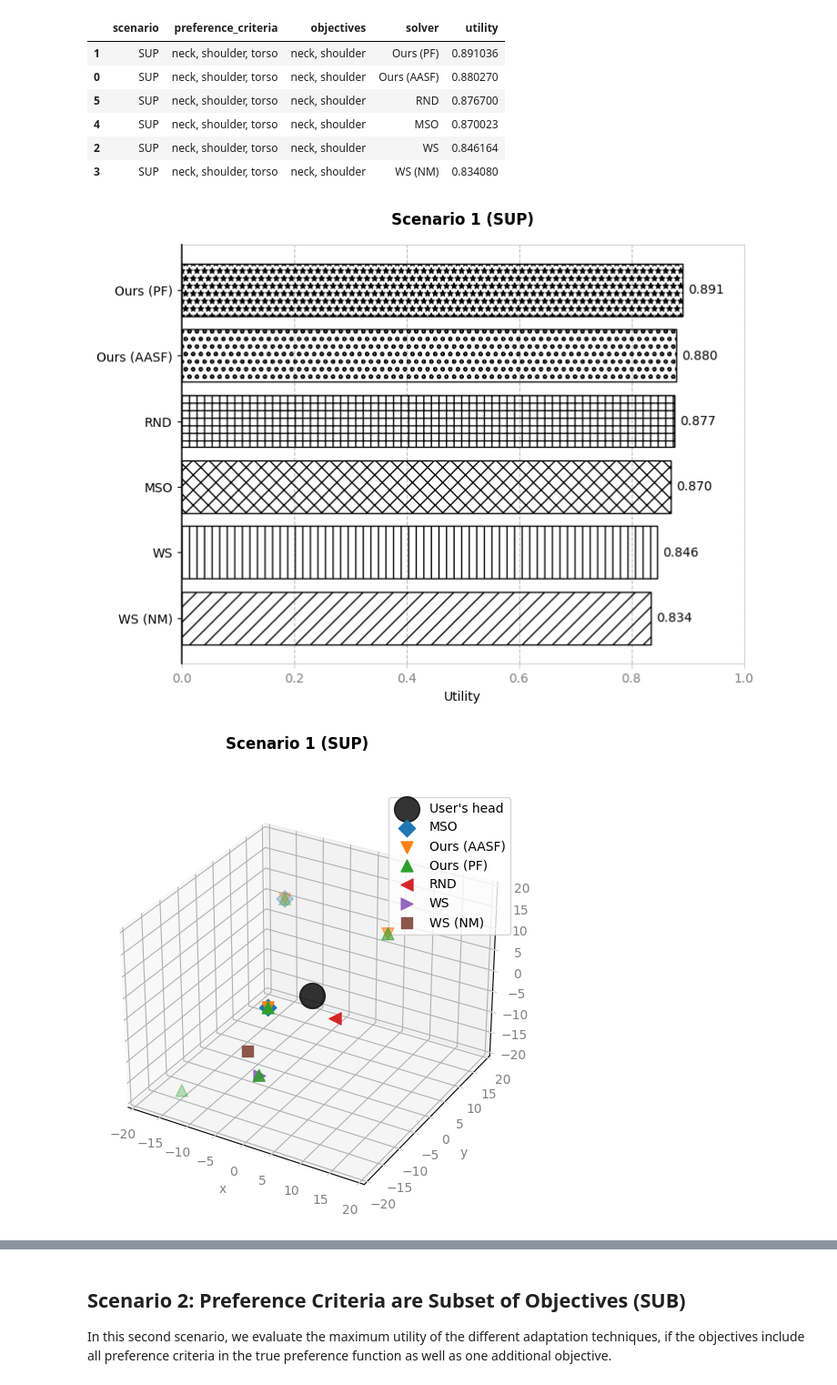
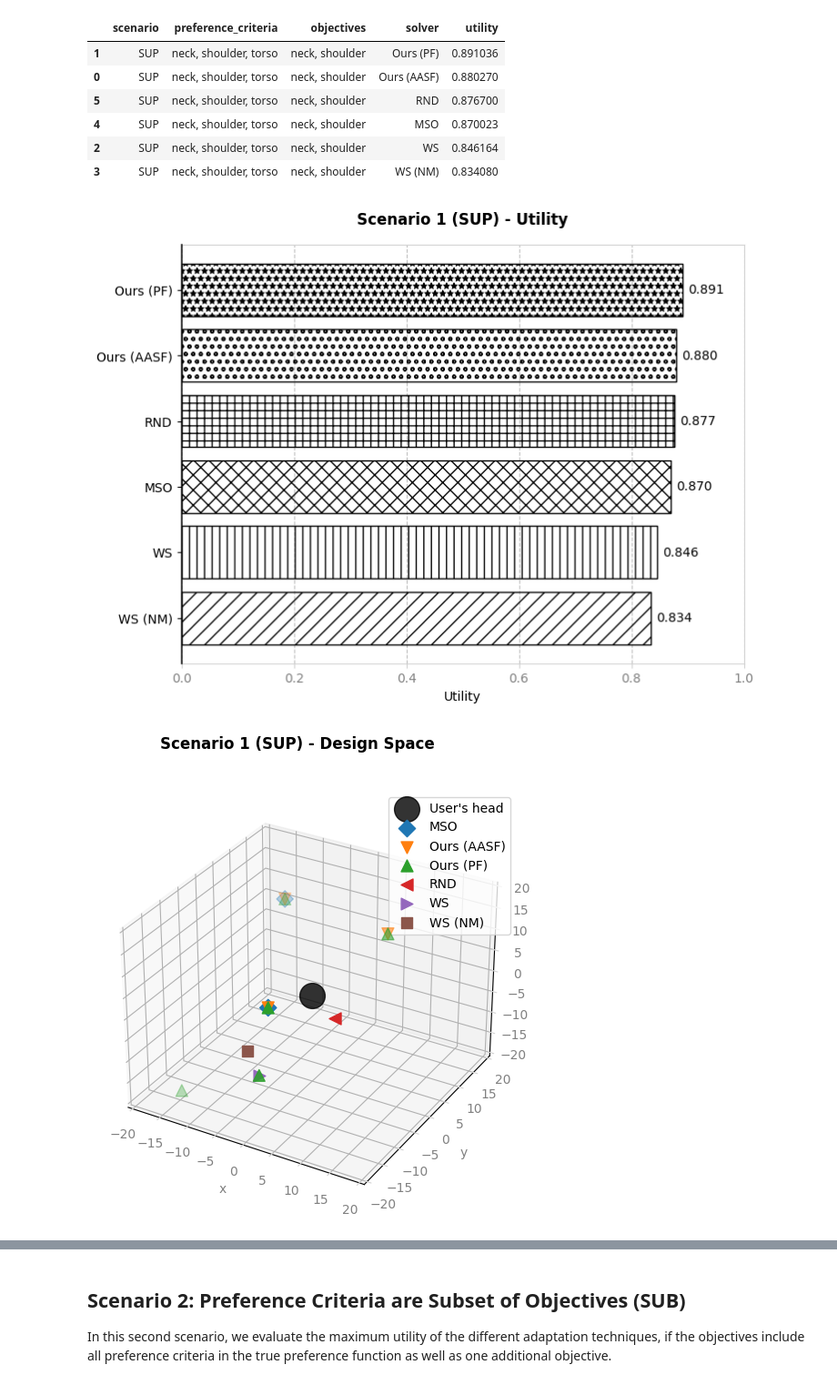
Before and after one commit to christophajohns/auit-pareto-solver, a Jupyter notebook: evaluation.ipynb, the cells around one changed output, grey strips where cells are left out. Shown at 91% size. Cells and saved outputs as stored; diff of their text form; code cells hidden in the pictures.

```diff
--- a/evaluation.ipynb
+++ b/evaluation.ipynb
@@ -138,6 +152,14 @@ results = results.append({
 adaptations["SUP"]["WS"] = [{
     "adaptation": equally_weighted_sum_adaptation,
     "utility": equally_weighted_sum_utility,
+    "preference_values": {
+        preference_criteria: experiments.user.get_objective_function(preference_criteria)(equally_weighted_sum_adaptation)
+        for preference_criteria in SCENARIO_1_PREFERENCE_CRITERIA
+    },
+    "objective_values": {
+        objective: experiments.user.get_objective_function(objective)(equally_weighted_sum_adaptation)
+        for objective in SCENARIO_1_OBJECTIVES
+    },
 }]
 # %% [output]
 Equally Weighted Sum Adaptation: Layout(items=[Element(id='0', position=Position(x=2.360711458713962, y=-19.79942493019234, z=-4.159182935835284), rotation=Rotation(x=0.1789992668156376, y=0.819468286 ...
@@ -154,6 +176,14 @@ results = results.append({
 adaptations["SUP"]["WS (NM)"] = [{
     "adaptation": equally_weighted_sum_adaptation_nm,
     "utility": equally_weighted_sum_utility_nm,
+    "preference_values": {
+        preference_criteria: experiments.user.get_objective_function(preference_criteria)(equally_weighted_sum_adaptation_nm)
+        for preference_criteria in SCENARIO_1_PREFERENCE_CRITERIA
+    },
+    "objective_values": {
+        objective: experiments.user.get_objective_function(objective)(equally_weighted_sum_adaptation_nm)
+        for objective in SCENARIO_1_OBJECTIVES
+    },
 }]
 # %% [output]
 Equally Weighted Sum Adaptation: Layout(items=[Element(id='0', position=Position(x=0.09306487238849481, y=-19.327692681427934, z=0.24956363297199857), rotation=Rotation(x=0.8249033331535464, y=0.30238 ...
@@ -190,6 +220,14 @@ for adaptation, utility in zip(mso_adaptations, utilities_for_mso_adaptations):
     adaptations["SUP"]["MSO"].append({
         "adaptation": adaptation,
         "utility": utility,
+        "preference_values": {
+            preference_criteria: experiments.user.get_objective_function(preference_criteria)(adaptation)
+            for preference_criteria in SCENARIO_1_PREFERENCE_CRITERIA
+        },
+        "objective_values": {
+            objective: experiments.user.get_objective_function(objective)(adaptation)
+            for objective in SCENARIO_1_OBJECTIVES
+        },
     })
 # %% [output]
 Adaptations (MSO): 2 adaptations
@@ -243,6 +281,14 @@ results = results.append({
 adaptations["SUP"]["RND"] = [{
     "adaptation": random_adaptation,
     "utility": expected_utility_for_random_adaptation,
+    "preference_values": {
+        preference_criteria: experiments.user.get_objective_function(preference_criteria)(random_adaptation)
+        for preference_criteria in SCENARIO_1_PREFERENCE_CRITERIA
+    },
+    "objective_values": {
+        objective: experiments.user.get_objective_function(objective)(random_adaptation)
+        for objective in SCENARIO_1_OBJECTIVES
+    },
 }]
 # %% [output]
 Median Utility Adaptation (RND): Layout(items=[Element(id='0', position=Position(x=13.976353716922915, y=-17.710722393869585, z=12.03855414566705), rotation=Rotation(x=0.9277954301722804, y=0.77210839 ...
@@ -311,13 +357,13 @@ def visualize_scenario_1(results):
     # Get data
     data = results[results["scenario"] == "SUP"].sort_values(by="utility", ascending=True)
     # Get figure
-    fig = visualize_results(data, "Scenario 1 (SUP)")
+    fig = visualize_results(data, "Scenario 1 (SUP) - Utility")
     # Return figure
     return fig
 
 fig_scenario_1 = visualize_scenario_1(results)
 # %% [output]
-[figure, old version]
+[figure, new version]
 # %%
 # Visualize the results in 3D
 def visualize_results_3d(data, adaptations, title):
@@ -362,32 +408,32 @@ def visualize_results_3d(data, adaptations, title):
         suggested_adaptations = adaptations[solver]
         # Get color
         color = colors.pop(0)
         # Get marker
         marker = markers.pop(0)
         # Plot points
         ax.scatter(
             [adaptation["adaptation"].items[0].position.x for adaptation in suggested_adaptations],
             [adaptation["adaptation"].items[0].position.y for adaptation in suggested_adaptations],
             [adaptation["adaptation"].items[0].position.z for adaptation in suggested_adaptations],
             s=[adaptation["utility"] * 100 for adaptation in suggested_adaptations],
             c=color,
             marker=marker,
             label=solver,
         )
     # Set legend
     ax.legend()
     # Return figure
     return fig
 
 def visualize_scenario_1_3d(results, adaptations):
     """Visualize the results for scenario 1 in 3D."""
     # Get data
     data = results[results["scenario"] == "SUP"].sort_values(by="utility", ascending=True)
     # Get figure
-    fig = visualize_results_3d(data, adaptations["SUP"], "Scenario 1 (SUP)")
+    fig = visualize_results_3d(data, adaptations["SUP"], "Scenario 1 (SUP) - Design Space")
     # Return figure
     return fig
 
 fig_scenario_1_3d = visualize_scenario_1_3d(results, adaptations)
 # %% [output]
-[figure, old version]
+[figure, new version]
```
Also changed, not shown: parts of 34 cells of this notebook.
